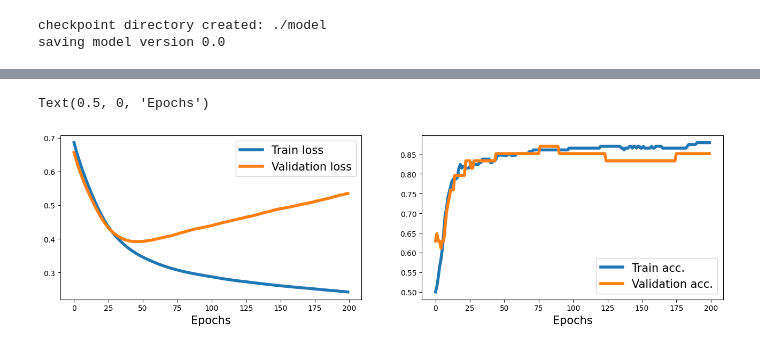
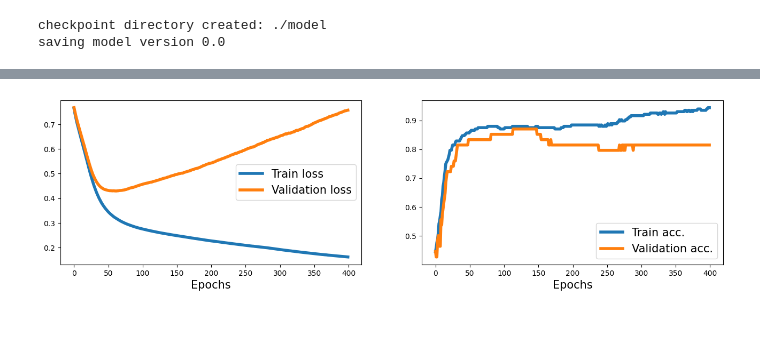
Before and after one commit to haghbinh/KAN, a Jupyter notebook: real_data.ipynb, the cells around one changed output, grey strips where cells are left out. Cells and saved outputs as stored; diff of their text form; code cells hidden in the pictures.

```diff
--- a/real_data.ipynb
+++ b/real_data.ipynb
@@ -1,16 +0,0 @@
-# %%
-import numpy as np
-import pandas as pd
-import torch
-import torch.nn as nn
-from torch.utils.data import TensorDataset, DataLoader, random_split
-from sklearn.preprocessing import StandardScaler
-from sklearn.metrics import accuracy_score, precision_score, recall_score, f1_score, roc_auc_score
-from sklearn.model_selection import train_test_split
-from urllib.request import urlopen
-from tqdm import tqdm
-from kan import KAN, KANLayer
-import torch.optim as optim
-from kan import *
-# Device config
-device = torch.device("cuda" if torch.cuda.is_available() else "cpu")
@@ -81,6 +70,6 @@ class MLP(nn.Module):
         return self.model(x)
 # %%
 mlp = MLP(13, [9]).to(device)
-optimizer = optim.Adam(mlp.parameters(), lr=1e-3)
+optimizer = optim.Adam(mlp.parameters(), lr=1e-4)
 loss_fun = nn.BCELoss()
 num_epochs = 200
@@ -116,3 +76,3 @@ def train(model, num_epochs, train_dl, x_test,y_test,loss_fn,optimizer):
 # %%
-history_mlp = train(mlp, num_epochs, train_loader, X_test_tensor, y_test_tensor,loss_fun,optimizer)
+history_mlp = train_calssification(mlp, 400, train_loader, X_test_tensor, y_test_tensor,loss_fun,optimizer)
 # %% [output]
@@ -123,16 +96,2 @@ Epoch 200 accuracy: 0.8796, val_accuracy: 0.8519, loss: 0.2422, val_loss: 0.5346
+[figure, added]
-# %%
-fig = plt.figure(figsize=(16, 4))
-ax = fig.add_subplot(1, 2, 1)
-plt.plot(history_mlp[0], lw=4)
-plt.plot(history_mlp[1], lw=4)
-plt.legend(['Train loss', 'Validation loss'], fontsize=15)
-ax.set_xlabel('Epochs', size=15)
-ax = fig.add_subplot(1, 2, 2)
-plt.plot(history_mlp[2], lw=4)
-plt.plot(history_mlp[3], lw=4)
-plt.legend(['Train acc.', 'Validation acc.'], fontsize=15)
-ax.set_xlabel('Epochs', size=15)
-# %% [output]
-Text(0.5, 0, 'Epochs')
-[figure, removed]
 # %%
```
Also changed, not shown: parts of 14 cells of this notebook, 5 other files.
